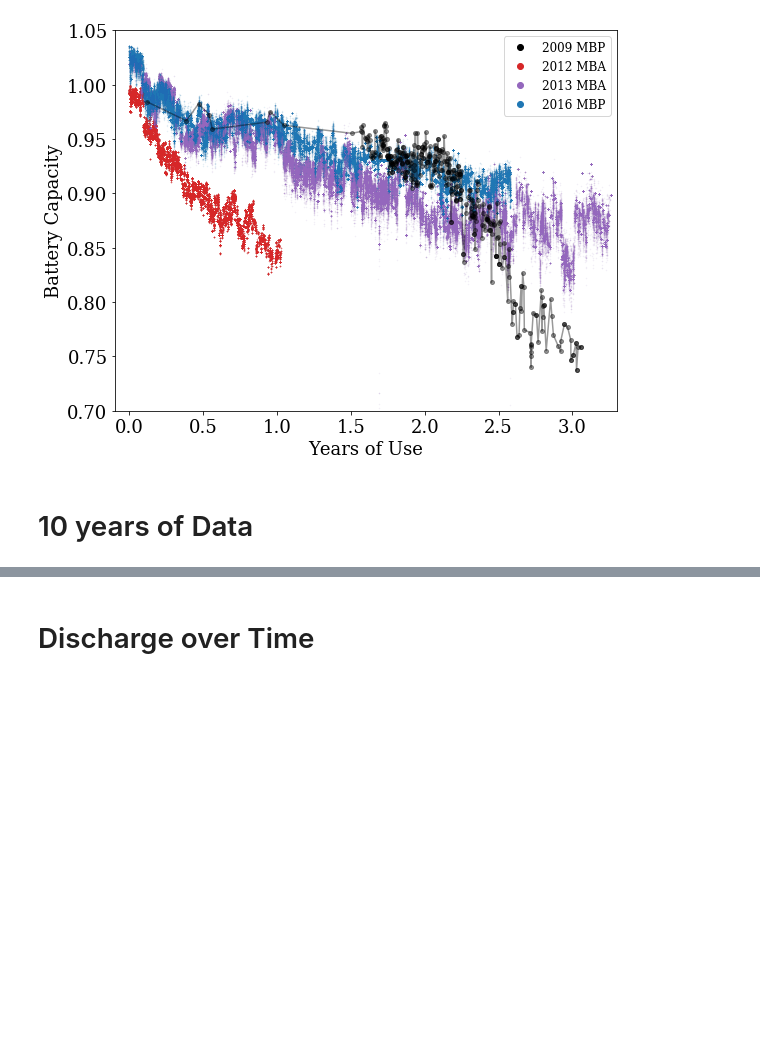
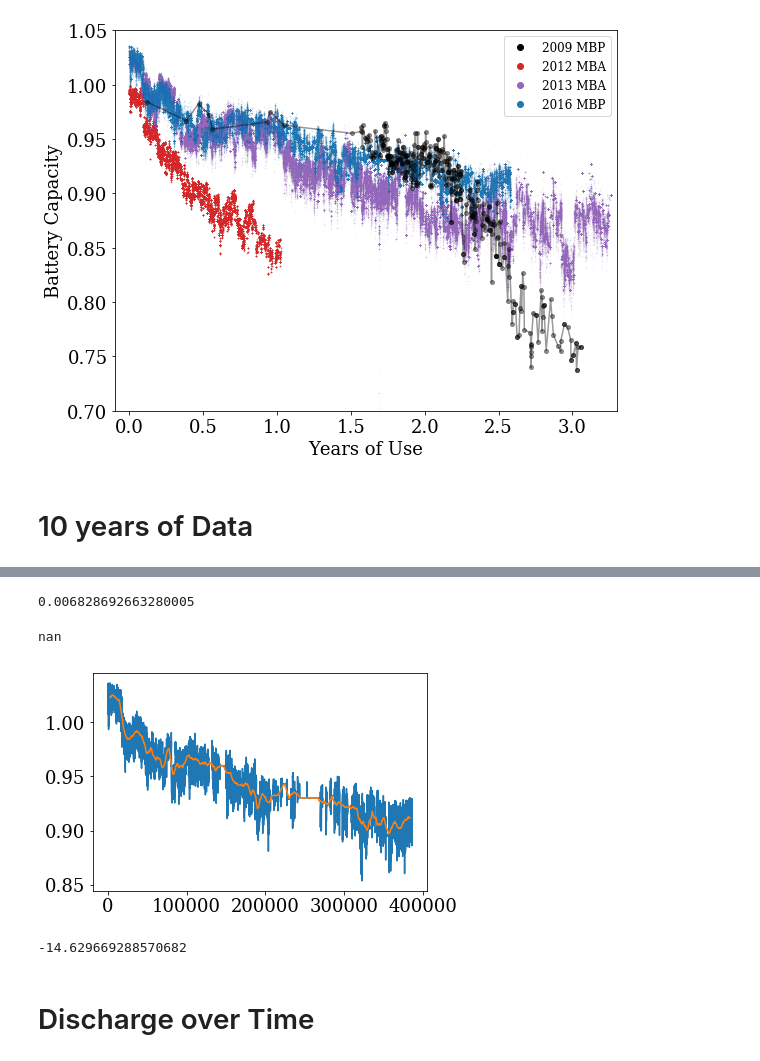
Before and after one commit to jradavenport/batlog2019, a Jupyter notebook: code/explore.ipynb, the cells around one changed output, grey strips where cells are left out. Cells and saved outputs as stored; diff of their text form; code cells hidden in the pictures; blank space fills up the shorter version.

```diff
--- a/code/explore.ipynb
+++ b/code/explore.ipynb
@@ -274,3 +280,18 @@ plt.savefig('bat_decay10.png',dpi=350, bbox_inches='tight', pad_inches=0.25)
+# %%
+plt.plot(capacity2/mcap2)
+plt.plot(pd.Series(capacity2/mcap2).rolling(window=6000, center=True).mean())
+
+print(np.std(capacity2/mcap2 - pd.Series(capacity2/mcap2).rolling(window=6000, center=True).mean()))
+
+print(np.nanmean(np.diff(day2,n=5000)))
+# %% [output]
+0.006828692663280005
+nan
+[figure, added]
+# %%
+np.nanmean(day2[0:-6000] - day2[6000:])
+# %% [output]
+-14.629669288570682
 # %% [markdown]
 # Discharge over Time
 # %%
```
Also changed, not shown: parts of 1 cell of this notebook, 1 other file.
